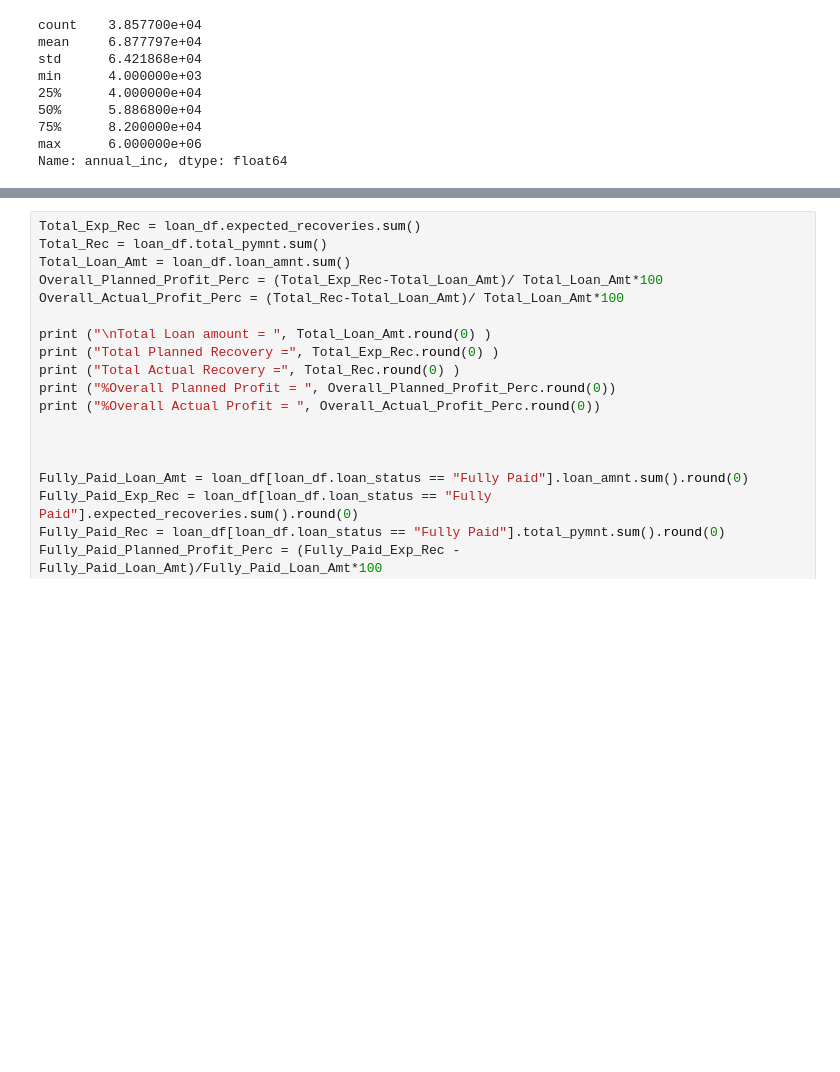
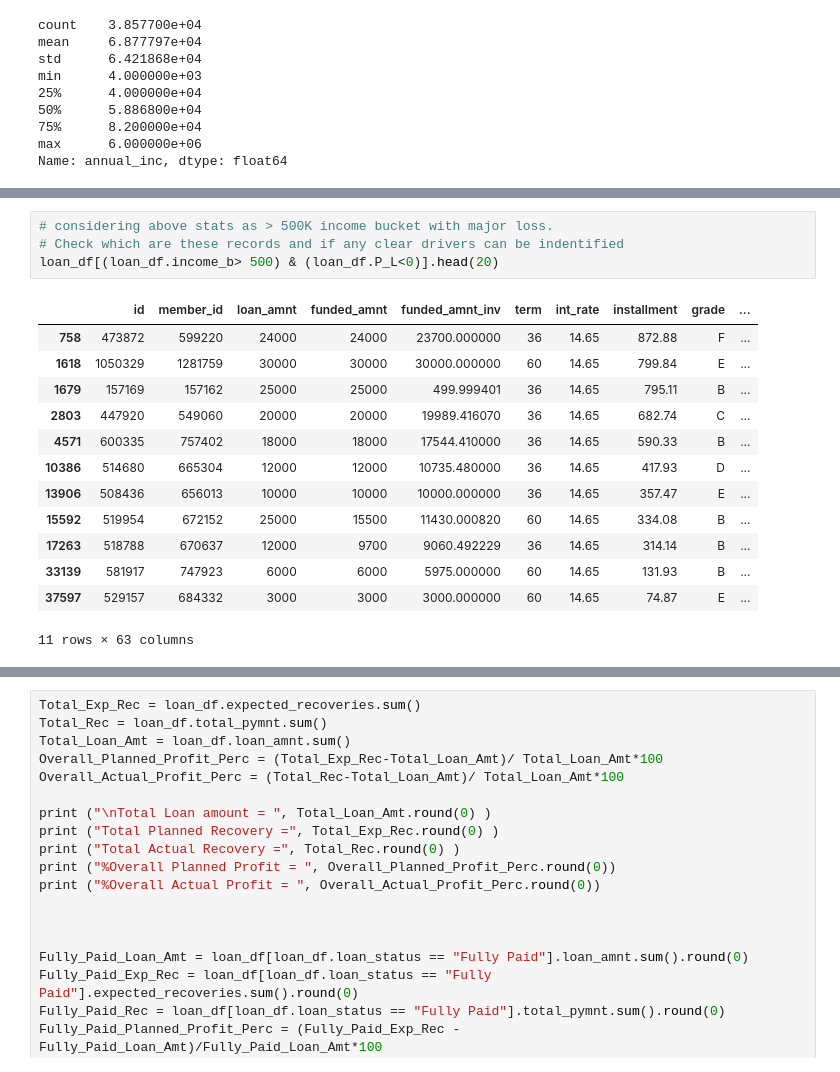
Before and after one commit to RujDha/LendingClub-CaseStudy, a Jupyter notebook: Lending_Club_CaseStudy.ipynb, the cells around one changed output, grey strips where cells are left out. Saved outputs shown, nothing was run; the diff lists cells and outputs as text; blank space fills up the shorter version.

```diff
--- a/Lending_Club_CaseStudy.ipynb
+++ b/Lending_Club_CaseStudy.ipynb
@@ -267,0 +463,18 @@ loan_df_FP = loan_df[loan_df.loan_status == "Fully Paid"] #Fully Paid loan recor
+# %%
+# considering above stats as > 500K income bucket with major loss.
+# Check which are these records and if any clear drivers can be indentified
+loan_df[(loan_df.income_b> 500) & (loan_df.P_L<0)].head(20)
+# %% [output]
+|  | id | member_id | loan_amnt | funded_amnt | funded_amnt_inv | term | int_rate | installment | grade | ... |
+| 758 | 473872 | 599220 | 24000 | 24000 | 23700.000000 | 36 | 14.65 | 872.88 | F | ... |
+| 1618 | 1050329 | 1281759 | 30000 | 30000 | 30000.000000 | 60 | 14.65 | 799.84 | E | ... |
+| 1679 | 157169 | 157162 | 25000 | 25000 | 499.999401 | 36 | 14.65 | 795.11 | B | ... |
+| 2803 | 447920 | 549060 | 20000 | 20000 | 19989.416070 | 36 | 14.65 | 682.74 | C | ... |
+| 4571 | 600335 | 757402 | 18000 | 18000 | 17544.410000 | 36 | 14.65 | 590.33 | B | ... |
+| 10386 | 514680 | 665304 | 12000 | 12000 | 10735.480000 | 36 | 14.65 | 417.93 | D | ... |
+| 13906 | 508436 | 656013 | 10000 | 10000 | 10000.000000 | 36 | 14.65 | 357.47 | E | ... |
+| 15592 | 519954 | 672152 | 25000 | 15500 | 11430.000820 | 60 | 14.65 | 334.08 | B | ... |
+| 17263 | 518788 | 670637 | 12000 | 9700 | 9060.492229 | 36 | 14.65 | 314.14 | B | ... |
+| 33139 | 581917 | 747923 | 6000 | 6000 | 5975.000000 | 60 | 14.65 | 131.93 | B | ... |
+| 37597 | 529157 | 684332 | 3000 | 3000 | 3000.000000 | 60 | 14.65 | 74.87 | E | ... |
+11 rows × 63 columns
```
Also changed, not shown: parts of 58 cells of this notebook, 2 other files.
